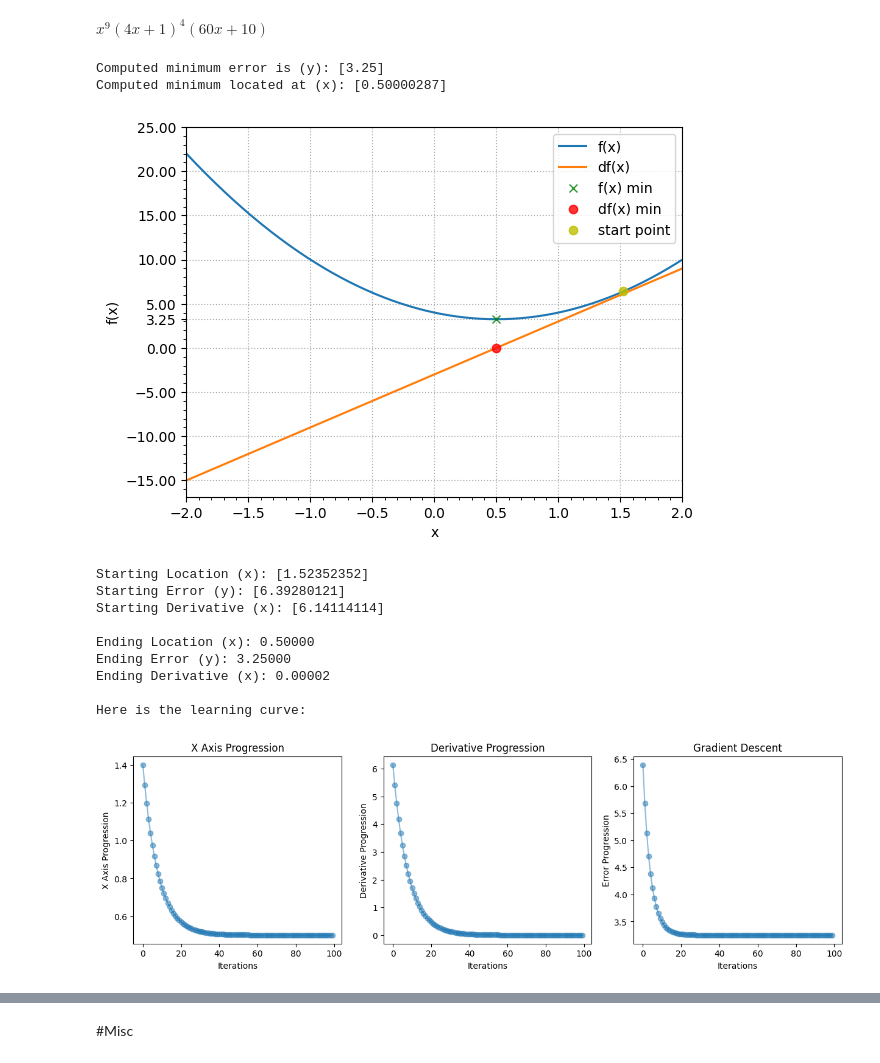
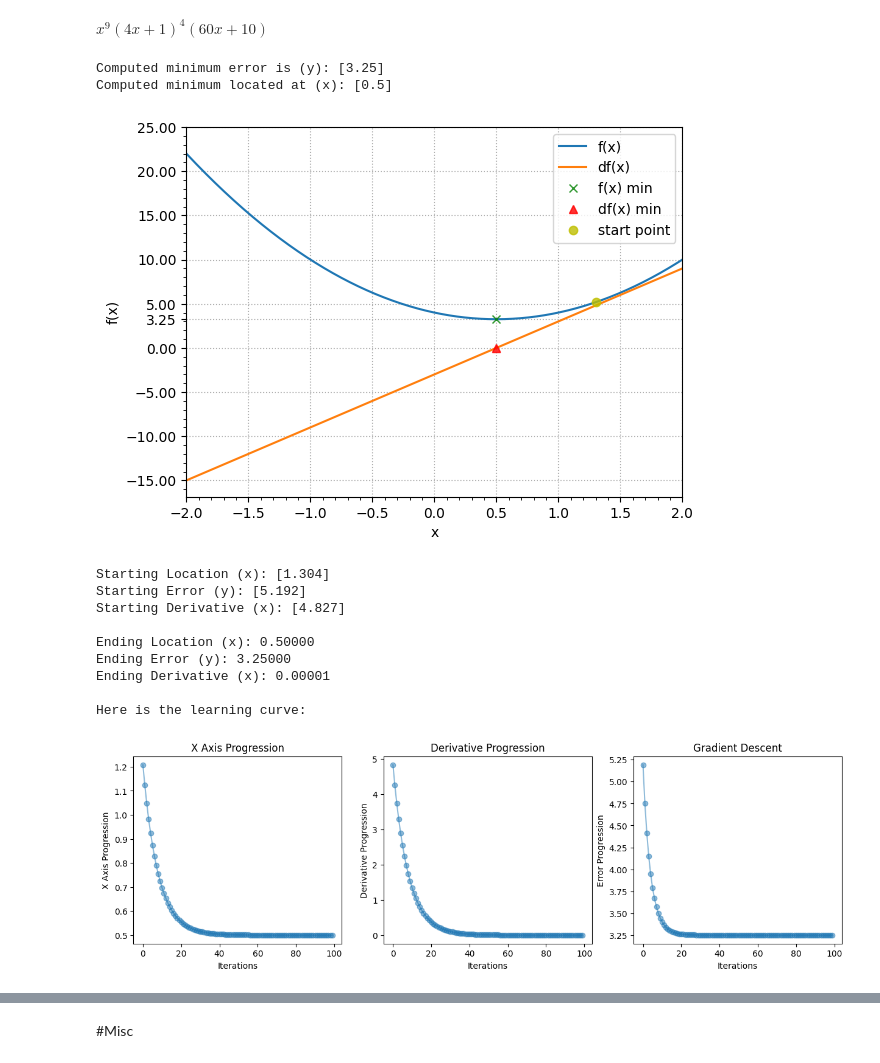
Before and after one commit to Salciano/ShowcasePython, a Jupyter notebook: Showcase.ipynb, the cells around one changed output, grey strips where cells are left out. Saved outputs shown, nothing was run; the diff lists cells and outputs as text; code cells hidden in the pictures.

Commit message:
Gradient Descent 2 Inputs

```diff
--- a/Showcase.ipynb
+++ b/Showcase.ipynb
@@ -2213,7 +2243,8 @@ $\displaystyle \left(60 x^{2} + 10 x\right) \left(4 x^{3} + x^{2}\right)^{4}$
 Simplified Derivative df(x)
 $\displaystyle x^{9} \left(4 x + 1\right)^{4} \left(60 x + 10\right)$
 # %%
-#@title Gradient Descent
+#@title Gradient Descent 1DI
+#1-Dimension Input
 
 """
 Deep learning models learn mainly by using the gradient descent algoritm.
@@ -2240,9 +2271,11 @@ def dfx(x): # Derivative of error function python function
   return 6*x - 3 # manual calculation of derivative of f(x)
 
 # Initialize x
-x = numpy.linspace(-2,2,1000) # 1000 points, linearly separated between min -2 and max 2
+x = numpy.linspace(-2,2,1000) # 1000 points, linearly separated between -2 to 2
 
-localmin = numpy.random.choice(x,1) # choose 1 value from x
+#localmin = numpy.random.choice(x,1) # choose 1 value from x
+localmin = numpy.random.rand(1)*4-2 # 1 random number between -2 to 2
+
 init_min, init_error, init_deriv = localmin, fx(localmin), dfx(localmin) # store initial variables before they update
 
 # Learning parameters
@@ -2271,7 +2304,7 @@ tiky = numpy.append(tiky, fx(localmin))
 # Result Graph
 ploti.plot(x,fx(x), x, dfx(x))
 ploti.plot(localmin, fx(localmin), "gx", alpha=0.8)
-ploti.plot(localmin, dfx(localmin), "ro", alpha=0.8)
+ploti.plot(localmin, dfx(localmin), "r^", alpha=0.8)
 ploti.plot(init_min, fx(init_min), "yo", alpha=0.8)
 ploti.plot(localmin, fx(localmin))
 ploti.xlim(x[[0, -1]])
@@ -2285,37 +2318,37 @@ ploti.show()
 
 print(f"\nStarting Location (x): {init_min}")
 print(f"Starting Error (y): {init_error}")
 print(f"Starting Derivative (x): {init_deriv}")
 
 print(f"\nEnding Location (x): {localmin[0]:.5f}")
 print(f"Ending Error (y): {fx(localmin)[0]:.5f}")
 print(f"Ending Derivative (x): {dfx(localmin)[0]:.5f}")
 
 print("\nHere is the learning curve:")
 fig,ax = ploti.subplots(1,3,figsize=(15,4))
 
 for i in range(3):
   ax[i].plot(modelparams[:,i], "o-", alpha=0.5)
   ax[i].set_xlabel("Iterations")
 
 ax[0].set_title(f"X Axis Progression")
 ax[1].set_title(f"Derivative Progression")
 ax[2].set_title(f"Gradient Descent")
 ax[0].set_ylabel("X Axis Progression")
 ax[1].set_ylabel("Derivative Progression") # Should approach zero
 ax[2].set_ylabel("Error Progression") # Should approach minimum error
 ploti.show()
 # %% [output]
 Computed minimum error is (y): [3.25]
-Computed minimum located at (x): [0.50000287]
+Computed minimum located at (x): [0.5]
-[figure, old version]
+[figure, new version]
-Starting Location (x): [1.52352352]
-Starting Error (y): [6.39280121]
-Starting Derivative (x): [6.14114114]
+Starting Location (x): [1.304]
+Starting Error (y): [5.192]
+Starting Derivative (x): [4.827]
 
 Ending Location (x): 0.50000
 Ending Error (y): 3.25000
-Ending Derivative (x): 0.00002
+Ending Derivative (x): 0.00001
 
 Here is the learning curve:
-[figure, old version]
+[figure, new version]
```
Also changed, not shown: parts of 13 cells of this notebook.
